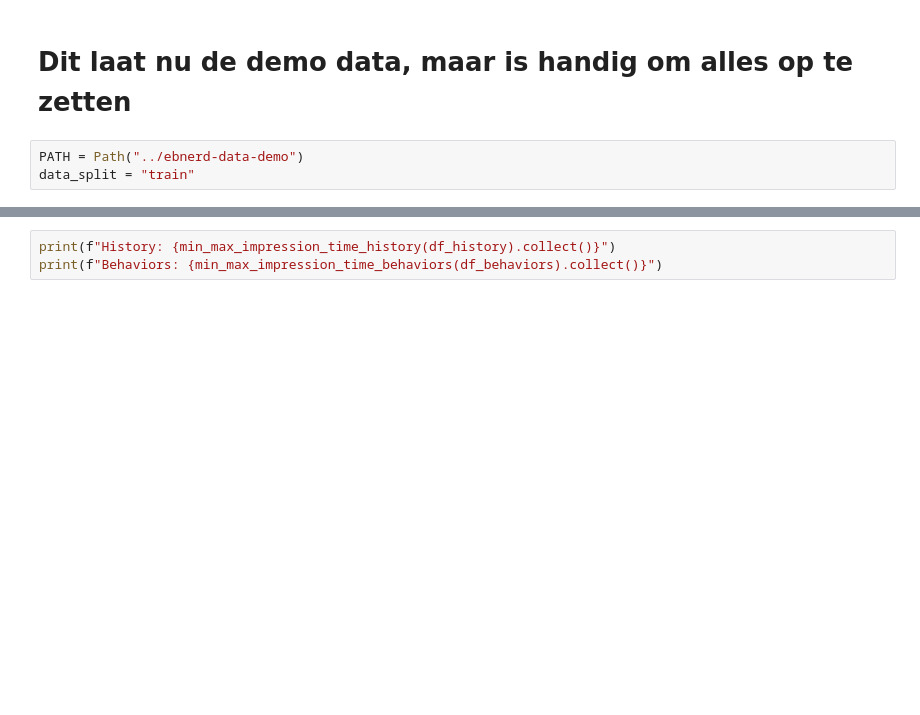
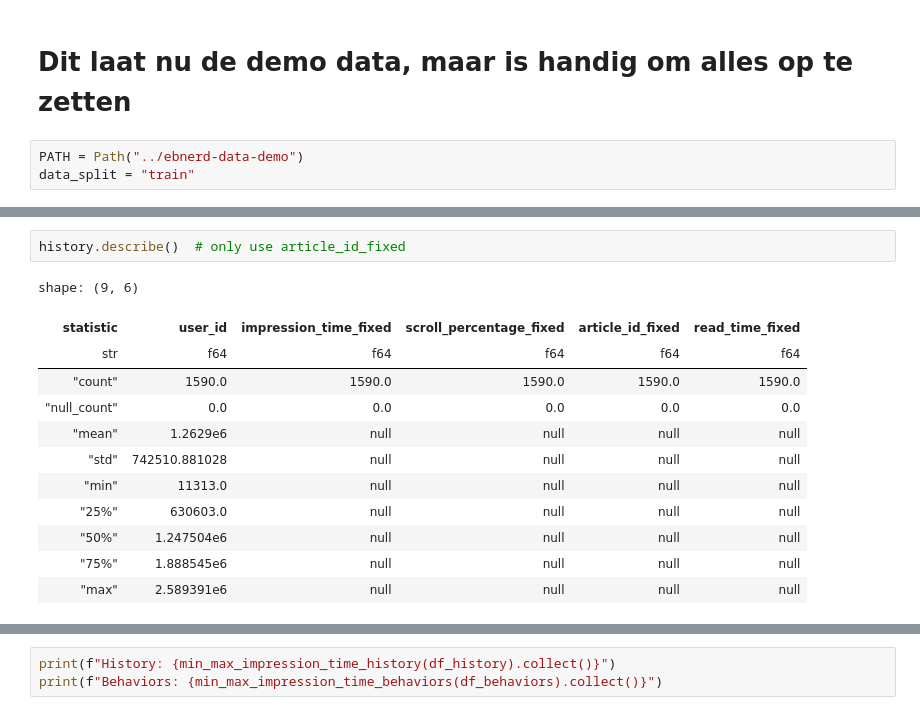
Before and after one commit to WouterBant/RecSys, a Jupyter notebook: notebooks/data_analysis.ipynb, the cells around one changed output, grey strips where cells are left out. Cells and saved outputs as stored; diff of their text form; blank space fills up the shorter version.

```diff
--- a/notebooks/data_analysis.ipynb
+++ b/notebooks/data_analysis.ipynb
@@ -35,0 +139,15 @@ df_history = pl.scan_parquet(PATH.joinpath(data_split, "history.parquet"))
+# %%
+history.describe()  # only use article_id_fixed
+# %% [output]
+shape: (9, 6)
+| statistic | user_id | impression_time_fixed | scroll_percentage_fixed | article_id_fixed | read_time_fixed |
+| str | f64 | f64 | f64 | f64 | f64 |
+| "count" | 1590.0 | 1590.0 | 1590.0 | 1590.0 | 1590.0 |
+| "null_count" | 0.0 | 0.0 | 0.0 | 0.0 | 0.0 |
+| "mean" | 1.2629e6 | null | null | null | null |
+| "std" | 742510.881028 | null | null | null | null |
+| "min" | 11313.0 | null | null | null | null |
+| "25%" | 630603.0 | null | null | null | null |
+| "50%" | 1.247504e6 | null | null | null | null |
+| "75%" | 1.888545e6 | null | null | null | null |
+| "max" | 2.589391e6 | null | null | null | null |
```
Also changed, not shown: parts of 29 cells of this notebook, 5 other files.
